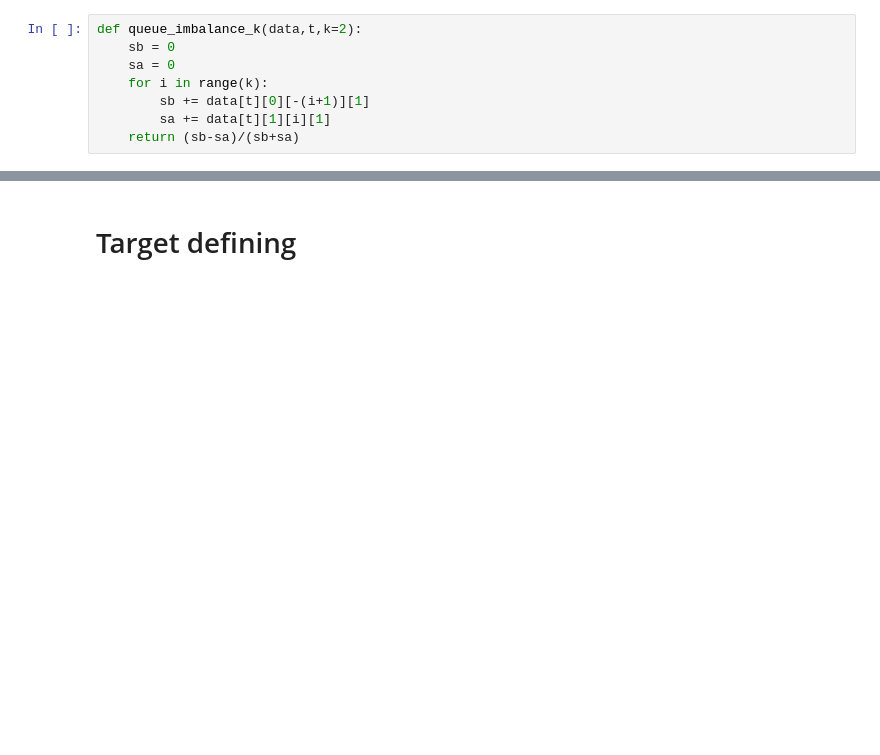
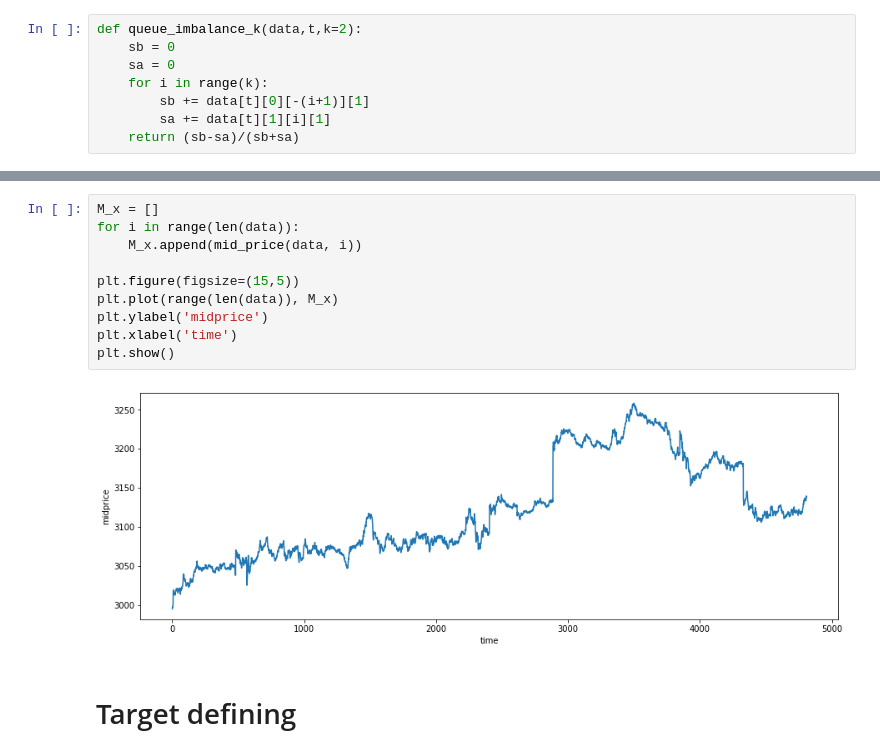
Before and after one commit to TheFebrin/LimitOrderBook, a Jupyter notebook: LOB_project.ipynb, the cells around one changed output, grey strips where cells are left out. Cells and saved outputs as stored; diff of their text form; blank space fills up the shorter version.

```diff
--- a/LOB_project.ipynb
+++ b/LOB_project.ipynb
@@ -178,3 +182,15 @@ def queue_imbalance_k(data,t,k=2):
+# %%
+M_x = []
+for i in range(len(data)):
+    M_x.append(mid_price(data, i))
+
+plt.figure(figsize=(15,5))
+plt.plot(range(len(data)), M_x)
+plt.ylabel('midprice')
+plt.xlabel('time')
+plt.show()
+# %% [output]
+[figure, added]
 # %% [markdown]
 # Target defining
 # %% [markdown]
```
Also changed, not shown: parts of 31 cells of this notebook.
